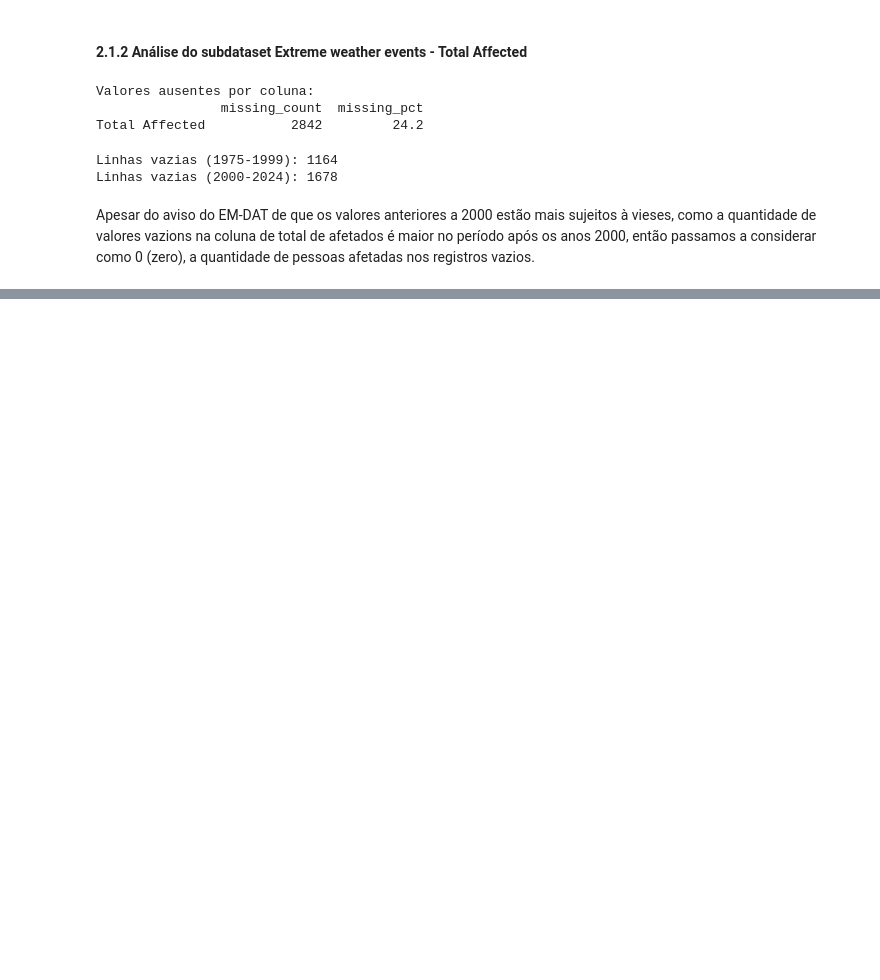
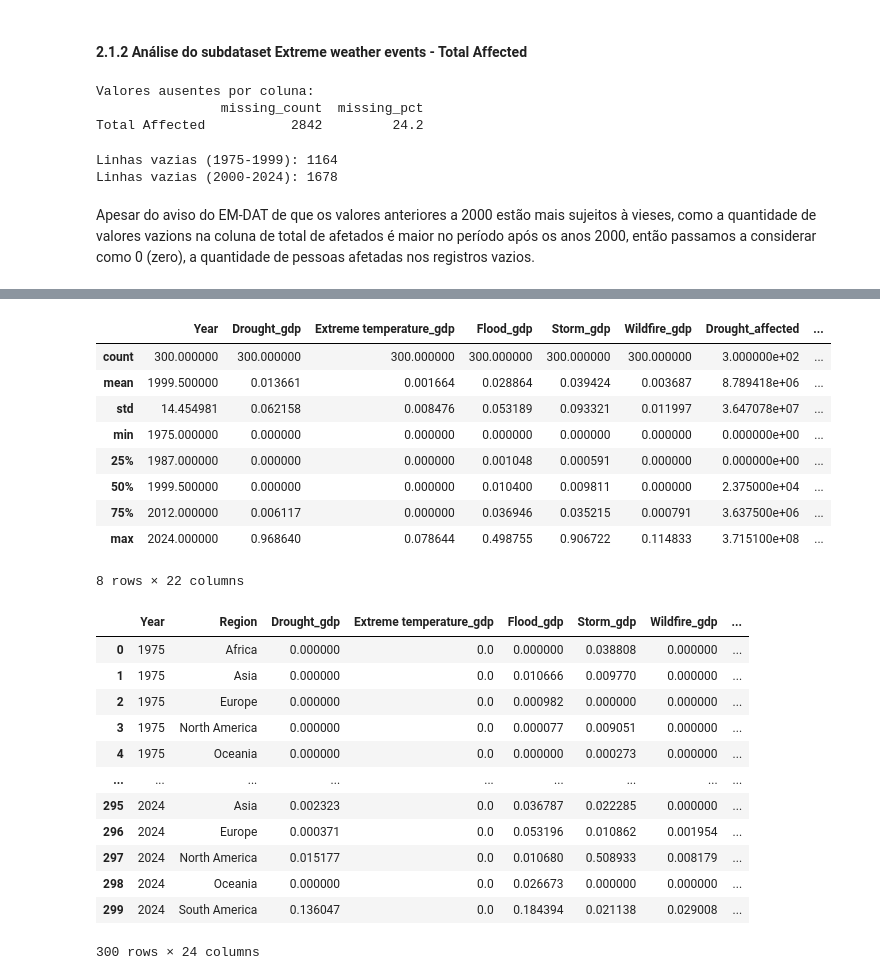
Before and after one commit to felipesabbado/2026-IPS-vd-project, a Jupyter notebook: notebooks/analysis.ipynb, the cells around one changed output, grey strips where cells are left out. Saved outputs shown, nothing was run; the diff lists cells and outputs as text; code cells hidden in the pictures; blank space fills up the shorter version.

Commit message:
3. Preparação e Consolidação dos Dados

```diff
--- a/notebooks/analysis.ipynb
+++ b/notebooks/analysis.ipynb
@@ -213,0 +441,16 @@ Não há valores ausentes no dataset.
+# %%
+display(greenhouse_gas_emissions.info())
+
+continent_codes = ['OWID_AFR', 'OWID_ASI', 'OWID_EUR', 'OWID_NAM', 'OWID_OCE', 'OWID_SAM']
+
+gas_emissions_1 = greenhouse_gas_emissions[greenhouse_gas_emissions.Code.isin(continent_codes)].copy()
+
+gas_emissions_1.columns = ['Region', 'Code', 'Year', 'Greenhouse gas emissions']
+
+# Eliminar as linhas cujo anos seja anterior a 1975 e posterior a 2024
+gas_emissions_1 = gas_emissions_1[gas_emissions_1['Year'].between(1975, 2024)]
+gas_emissions_1 = gas_emissions_1.drop(columns=['Code'])
+
+gas_emissions_1.info()
+display(gas_emissions_1.describe())
+display(gas_emissions_1)
@@ -213,0 +678,36 @@ Não há valores ausentes no dataset.
+# %%
+# 1. Lista dos dataframes
+dfs = [
+    ewe_deaths_1, ewe_affected_1, economic_damages,
+    gas_emissions_1, surface_temperature_2, temperature_anomalies_3,
+]
+
+# 2. Renomeação para evitar ambiguidade
+disaster_cols = ['Drought', 'Extreme temperature', 'Flood', 'Storm', 'Wildfire']
+
+economic_damages = economic_damages.rename(columns={col: f"{col}_gdp" for col in disaster_cols})
+ewe_affected_1 = ewe_affected_1.rename(columns={col: f"{col}_affected" for col in disaster_cols})
+ewe_deaths_1 = ewe_deaths_1.rename(columns={col: f"{col}_deaths" for col in disaster_cols})
+
+# 3. Consolidação (Merging)
+master_df = economic_damages.merge(ewe_affected_1, on=['Year', 'Region'], how='inner')
+master_df = master_df.merge(ewe_deaths_1, on=['Year', 'Region'], how='inner')
+master_df = master_df.merge(gas_emissions_1, on=['Year', 'Region'], how='inner')
+master_df = master_df.merge(surface_temperature_2, on=['Year', 'Region'], how='inner')
+master_df = master_df.merge(temperature_anomalies_3, on=['Year', 'Region'], how='inner')
+
+master_df['Period'] = master_df['Year'].apply(assign_period)
+
+# 4. Criação de Totais Agregados
+master_df['Total_Deaths'] = master_df[[f"{col}_deaths" for col in disaster_cols]].sum(axis=1)
+master_df['Total_Affected'] = master_df[[f"{col}_affected" for col in disaster_cols]].sum(axis=1)
+master_df['Total_GDP_Loss'] = master_df[[f"{col}_gdp" for col in disaster_cols]].sum(axis=1)
+
+# 5. Exportação para uso posterior no Streamlit/Relatório
+# master_df.to_csv(r'../new_data/climate_disasters_master.csv', index=False)
+
+# Inspeção inicial dos dados consolidados
+master_df.info()
+display(master_df.describe())
+display(master_df)
+# %% [output]
@@ -213,0 +731,23 @@ Não há valores ausentes no dataset.
+|  | Year | Drought_gdp | Extreme temperature_gdp | Flood_gdp | Storm_gdp | Wildfire_gdp | Drought_affected | ... |
+| count | 300.000000 | 300.000000 | 300.000000 | 300.000000 | 300.000000 | 300.000000 | 3.000000e+02 | ... |
+| mean | 1999.500000 | 0.013661 | 0.001664 | 0.028864 | 0.039424 | 0.003687 | 8.789418e+06 | ... |
+| std | 14.454981 | 0.062158 | 0.008476 | 0.053189 | 0.093321 | 0.011997 | 3.647078e+07 | ... |
+| min | 1975.000000 | 0.000000 | 0.000000 | 0.000000 | 0.000000 | 0.000000 | 0.000000e+00 | ... |
+| 25% | 1987.000000 | 0.000000 | 0.000000 | 0.001048 | 0.000591 | 0.000000 | 0.000000e+00 | ... |
+| 50% | 1999.500000 | 0.000000 | 0.000000 | 0.010400 | 0.009811 | 0.000000 | 2.375000e+04 | ... |
+| 75% | 2012.000000 | 0.006117 | 0.000000 | 0.036946 | 0.035215 | 0.000791 | 3.637500e+06 | ... |
+| max | 2024.000000 | 0.968640 | 0.078644 | 0.498755 | 0.906722 | 0.114833 | 3.715100e+08 | ... |
+8 rows × 22 columns
+|  | Year | Region | Drought_gdp | Extreme temperature_gdp | Flood_gdp | Storm_gdp | Wildfire_gdp | ... |
+| 0 | 1975 | Africa | 0.000000 | 0.0 | 0.000000 | 0.038808 | 0.000000 | ... |
+| 1 | 1975 | Asia | 0.000000 | 0.0 | 0.010666 | 0.009770 | 0.000000 | ... |
+| 2 | 1975 | Europe | 0.000000 | 0.0 | 0.000982 | 0.000000 | 0.000000 | ... |
+| 3 | 1975 | North America | 0.000000 | 0.0 | 0.000077 | 0.009051 | 0.000000 | ... |
+| 4 | 1975 | Oceania | 0.000000 | 0.0 | 0.000000 | 0.000273 | 0.000000 | ... |
+| ... | ... | ... | ... | ... | ... | ... | ... | ... |
+| 295 | 2024 | Asia | 0.002323 | 0.0 | 0.036787 | 0.022285 | 0.000000 | ... |
+| 296 | 2024 | Europe | 0.000371 | 0.0 | 0.053196 | 0.010862 | 0.001954 | ... |
+| 297 | 2024 | North America | 0.015177 | 0.0 | 0.010680 | 0.508933 | 0.008179 | ... |
+| 298 | 2024 | Oceania | 0.000000 | 0.0 | 0.026673 | 0.000000 | 0.000000 | ... |
+| 299 | 2024 | South America | 0.136047 | 0.0 | 0.184394 | 0.021138 | 0.029008 | ... |
+300 rows × 24 columns
```
Also changed, not shown: parts of 20 cells of this notebook, 12 other files.
